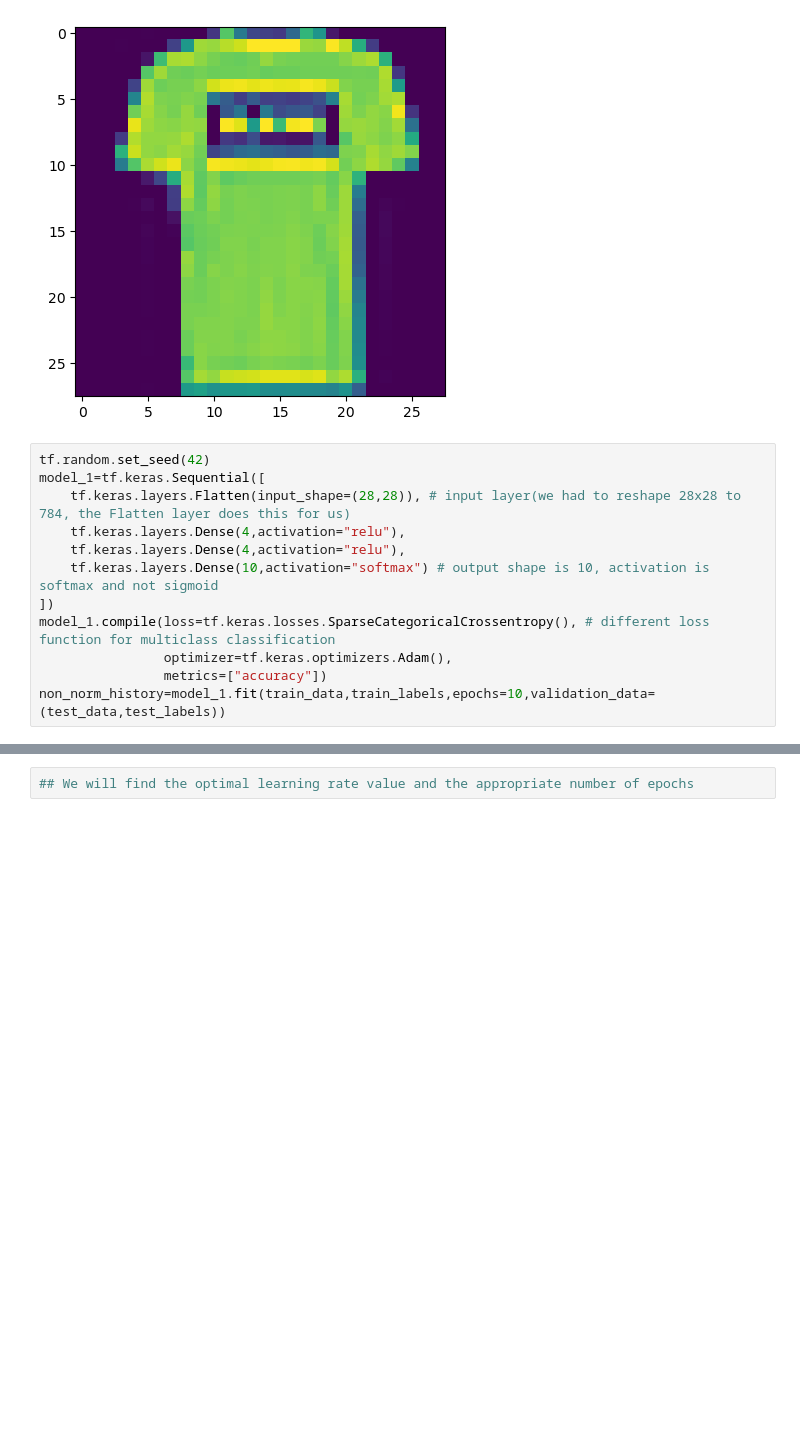
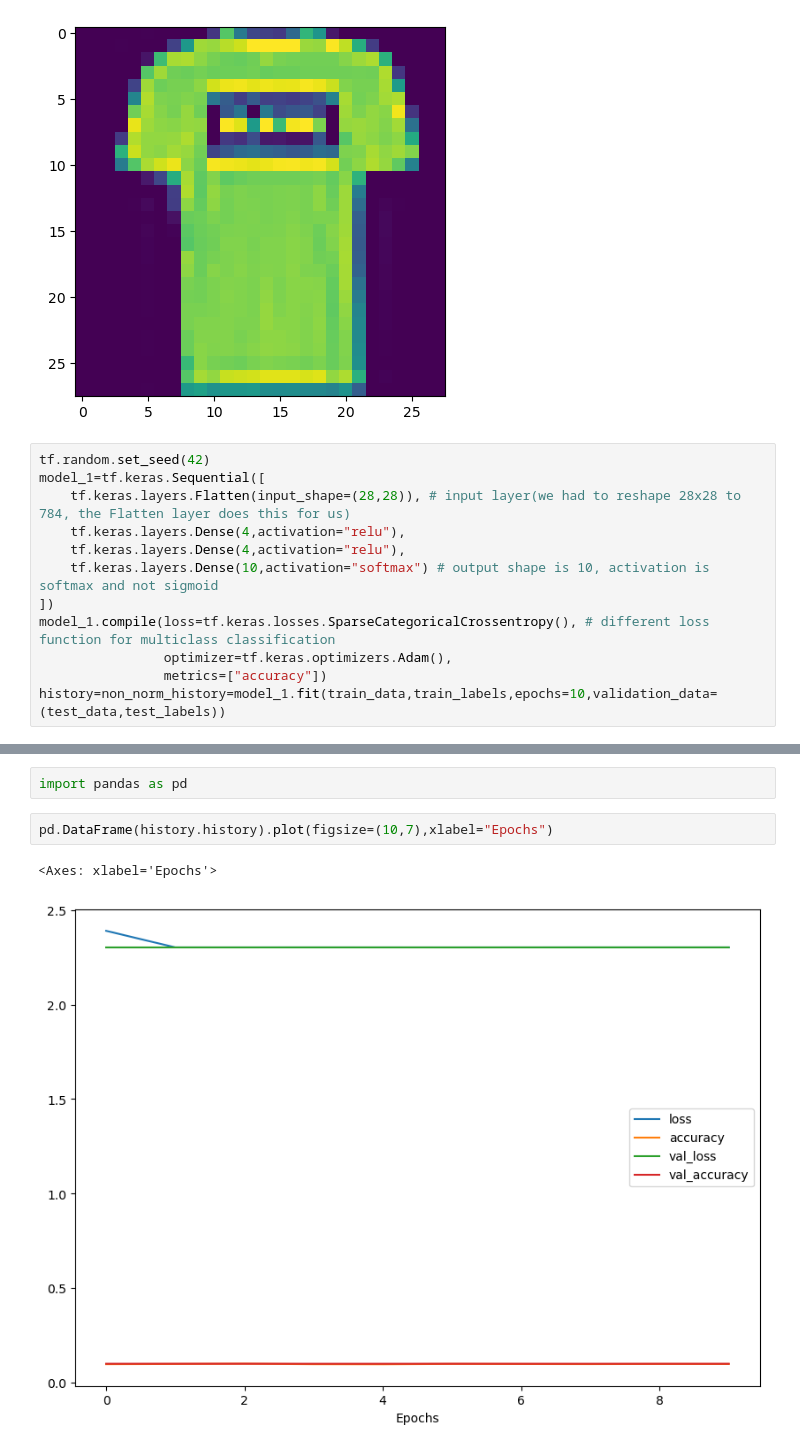
Before and after one commit to Pseudophoenix/Tensorflow-Practice, a Jupyter notebook: tensorflow_ann_multiclass_mnist.ipynb, the cells around one changed output, grey strips where cells are left out. Saved outputs shown, nothing was run; the diff lists cells and outputs as text; blank space fills up the shorter version.

```diff
--- a/tensorflow_ann_multiclass_mnist.ipynb
+++ b/tensorflow_ann_multiclass_mnist.ipynb
@@ -55,6 +55,6 @@ model_1=tf.keras.Sequential([
 model_1.compile(loss=tf.keras.losses.SparseCategoricalCrossentropy(), # different loss function for multiclass classification
                 optimizer=tf.keras.optimizers.Adam(),
                 metrics=["accuracy"])
-non_norm_history=model_1.fit(train_data,train_labels,epochs=10,validation_data=(test_data,test_labels))
+history=non_norm_history=model_1.fit(train_data,train_labels,epochs=10,validation_data=(test_data,test_labels))
 # %% [output]
 Epoch 1/10
@@ -80,2 +80,7 @@ Epoch 10/10
 # %%
-## We will find the optimal learning rate value and the appropriate number of epochs
+import pandas as pd
+# %%
+pd.DataFrame(history.history).plot(figsize=(10,7),xlabel="Epochs")
+# %% [output]
+<Axes: xlabel='Epochs'>
+[figure, added]
```
Also changed, not shown: parts of 13 cells of this notebook.
